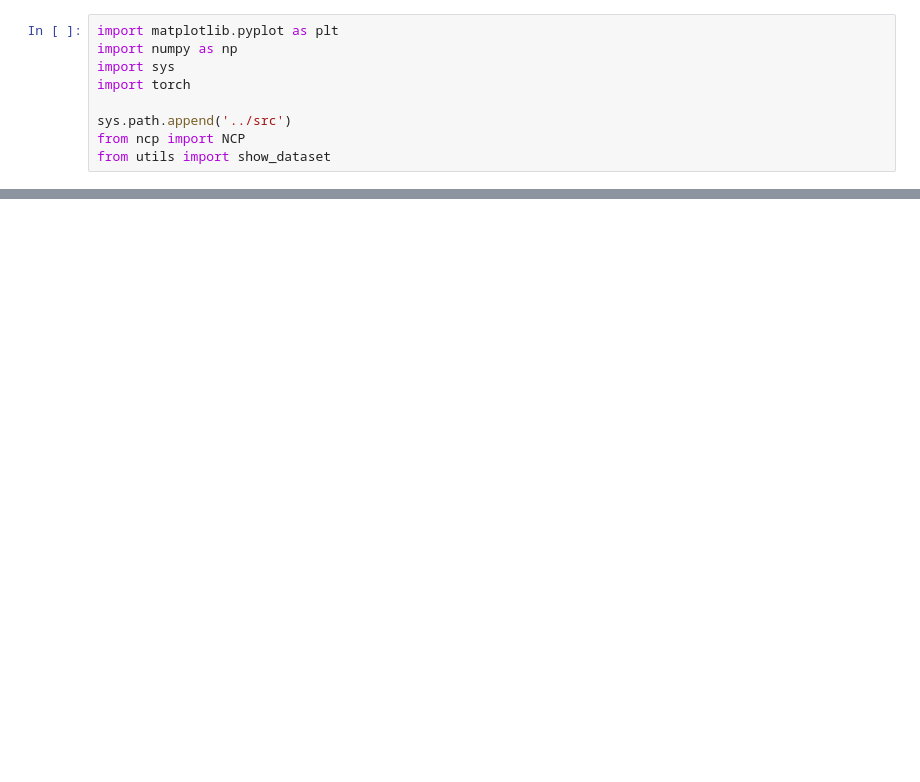
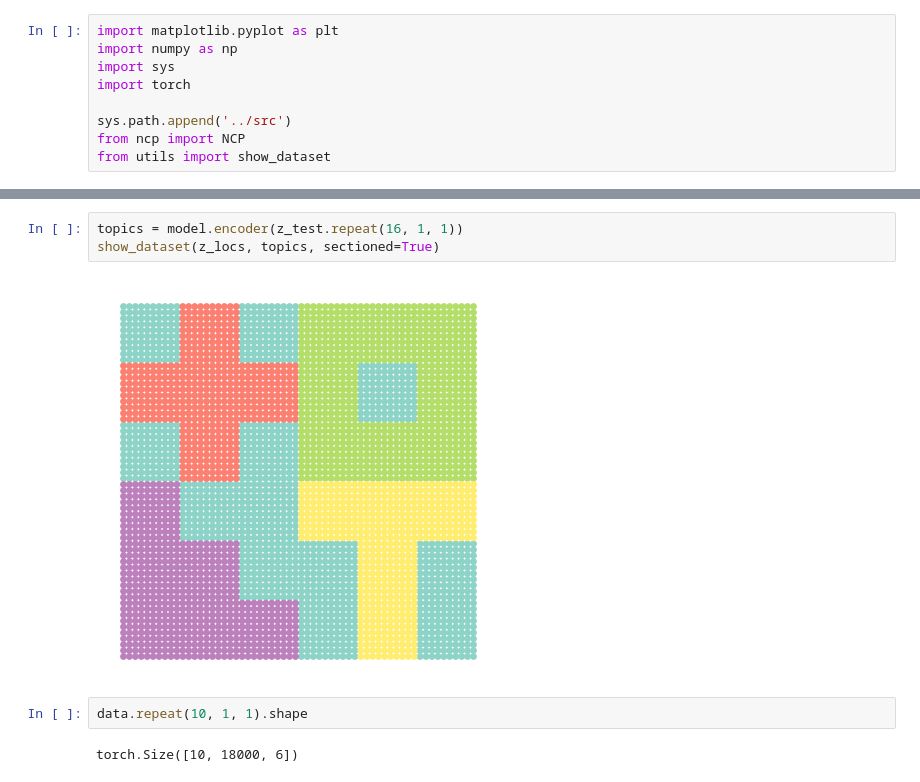
Before and after one commit to craigfouts/asterism, a Jupyter notebook: notebooks/sandbox.ipynb, the cells around one changed output, grey strips where cells are left out. Cells and saved outputs as stored; diff of their text form; blank space fills up the shorter version.

```diff
--- a/notebooks/sandbox.ipynb
+++ b/notebooks/sandbox.ipynb
@@ -114,0 +119,9 @@ plt.show()
+# %%
+topics = model.encoder(z_test.repeat(16, 1, 1))
+show_dataset(z_locs, topics, sectioned=True)
+# %% [output]
+[figure, added]
+# %%
+data.repeat(10, 1, 1).shape
+# %% [output]
+torch.Size([10, 18000, 6])
```
Also changed, not shown: parts of 23 cells of this notebook, 5 other files.
